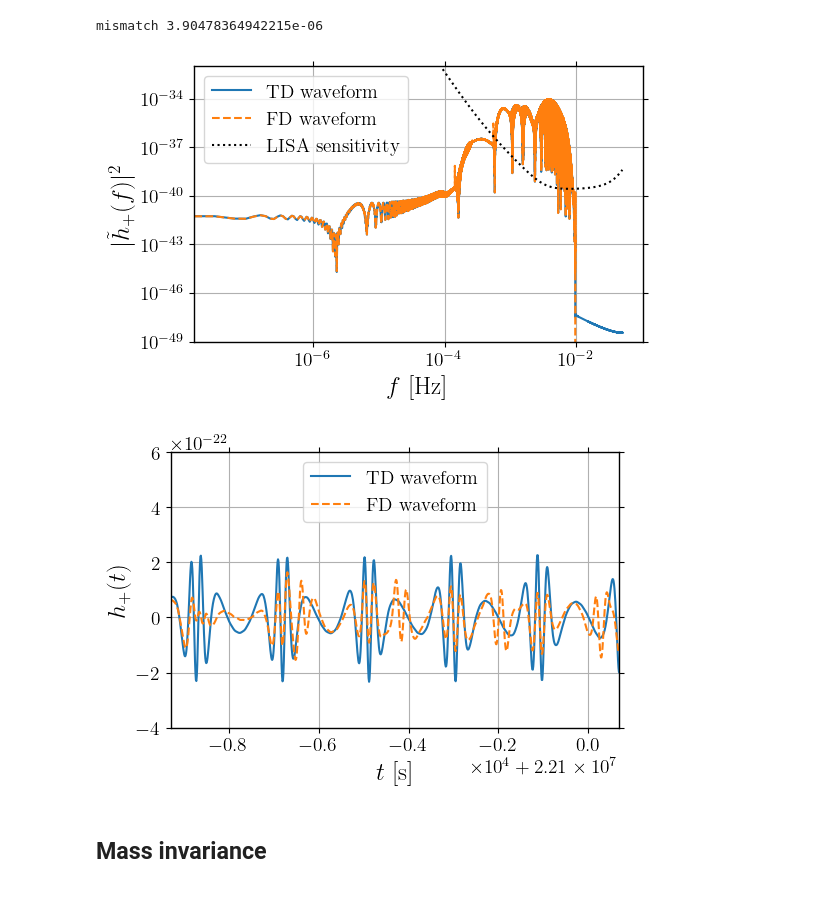
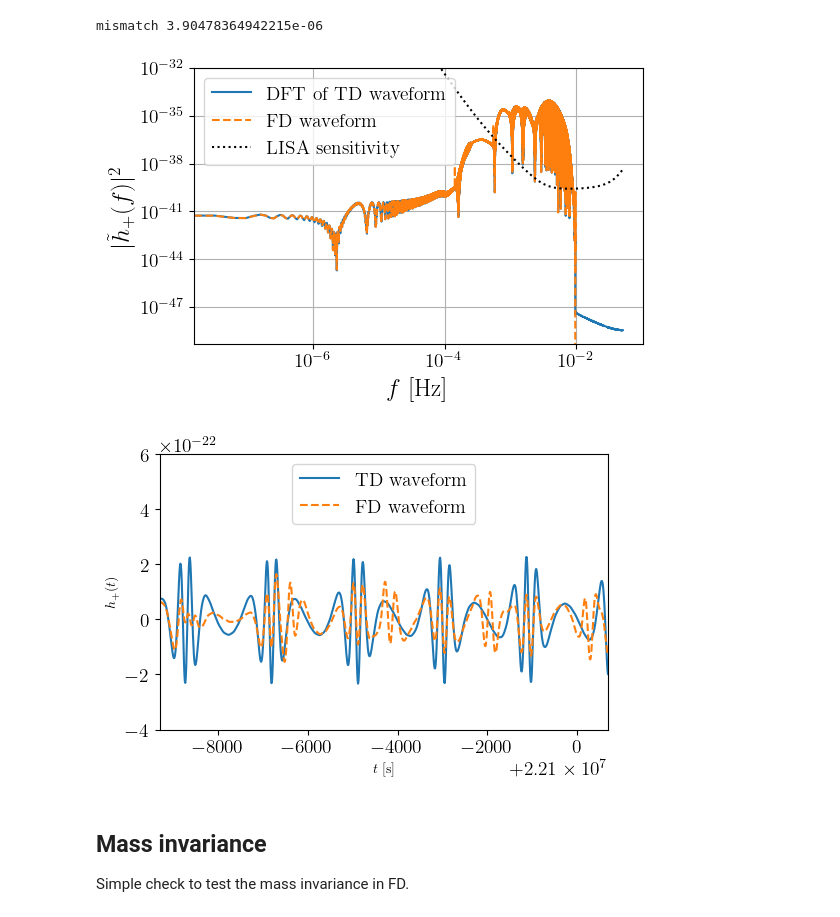
Before and after one commit to lorenzsp/EMRI_FrequencyDomainWaveforms, a Jupyter notebook: single_waveform_analysis.ipynb, the cells around one changed output. Drawn from its saved outputs; the diff is of its cells as text; code cells hidden in the pictures.

```diff
--- a/single_waveform_analysis.ipynb
+++ b/single_waveform_analysis.ipynb
@@ -77,9 +77,9 @@ mpl.rcParams.update({
     "pgf.rcfonts": False,
     "font.family": "serif",
     "figure.figsize": [default_width, default_width * default_ratio],
-#   'legend.fontsize': fs_leg,
-#   'xtick.labelsize': fs_ticks,
-#   'ytick.labelsize': fs_ticks,
+  'legend.fontsize': fs_leg,
+  'xtick.labelsize': fs_ticks,
+  'ytick.labelsize': fs_ticks,
 })
 # %%
 # define the injection parameters
@@ -285,23 +284,24 @@ mismatch 3.90478364942215e-06
 # %%
 # FD plot
 enlarge = 1.1
 plt.figure()
 if use_gpu:
-    plt.loglog(freq[positive_frequency_mask].get(), np.abs(fft_TD[0].get())**2,label='TD waveform')
+    plt.loglog(freq[positive_frequency_mask].get(), np.abs(fft_TD[0].get())**2,label='DFT of TD waveform')
     plt.loglog(freq[positive_frequency_mask].get(), np.abs(hf[0].get())**2,'--',label='FD waveform')
     plt.loglog(freq[positive_frequency_mask].get(), get_sensitivity(freq[positive_frequency_mask].get()),'k:',label='LISA sensitivity')
 
 else:
-    plt.loglog(freq[positive_frequency_mask], np.abs(fft_TD[0])**2,label='TD waveform')
+    plt.loglog(freq[positive_frequency_mask], np.abs(fft_TD[0])**2,label='DFT of TD waveform')
     plt.loglog(freq[positive_frequency_mask], np.abs(hf[0])**2,'--',label='FD waveform')
     plt.loglog(freq[positive_frequency_mask], get_sensitivity(freq[positive_frequency_mask]),'k:',label='LISA sensitivity')
-plt.ylabel(r'$| \tilde{h}_{+}(f)|^2$')
-plt.xlabel(r'$f$ [Hz]')
-plt.legend()
-plt.ylim([1e-49, 1e-32])
+plt.ylabel(r'$| \tilde{h}_{+}(f)|^2$',fontsize=fs_lab)
+plt.xlabel(r'$f$ [Hz]',fontsize=fs_lab)
+plt.legend(loc='upper left')
+plt.grid()
+plt.ylim([0.5e-49, 1e-32])
 plt.savefig('figures/FD_TD_frequency_windowed.pdf', bbox_inches='tight')
 # %% [output]
-[figure, old version]
+[figure, new version]
 # %%
 # TD plot
 time_array = np.arange(0,len(data_channels_td[0]))*dt
@@ -330,9 +330,10 @@ plt.legend(loc='upper center')
 
 plt.savefig('figures/FD_TD_time_windowed.pdf', bbox_inches='tight')
 # %% [output]
-[figure, old version]
+[figure, new version]
 # %% [markdown]
 ## Mass invariance
+Simple check to test the mass invariance in FD.
 # %%
 list_h = []
 list_f = []
```
Also changed, not shown: parts of 5 cells of this notebook, 6 other files.
